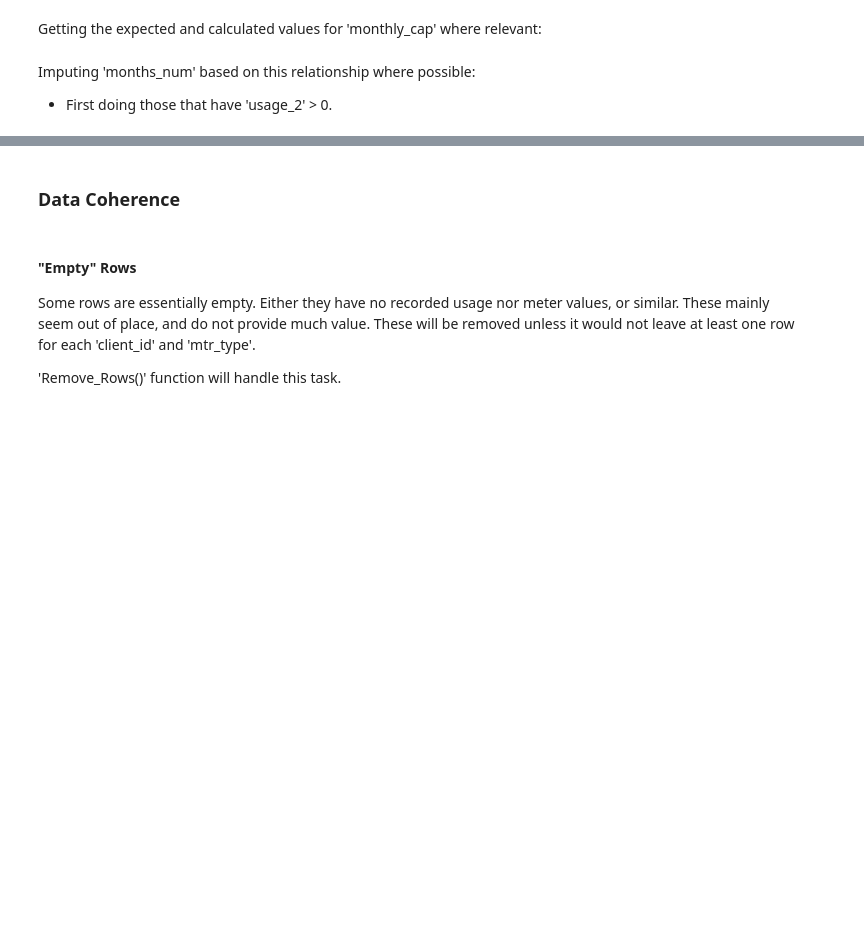
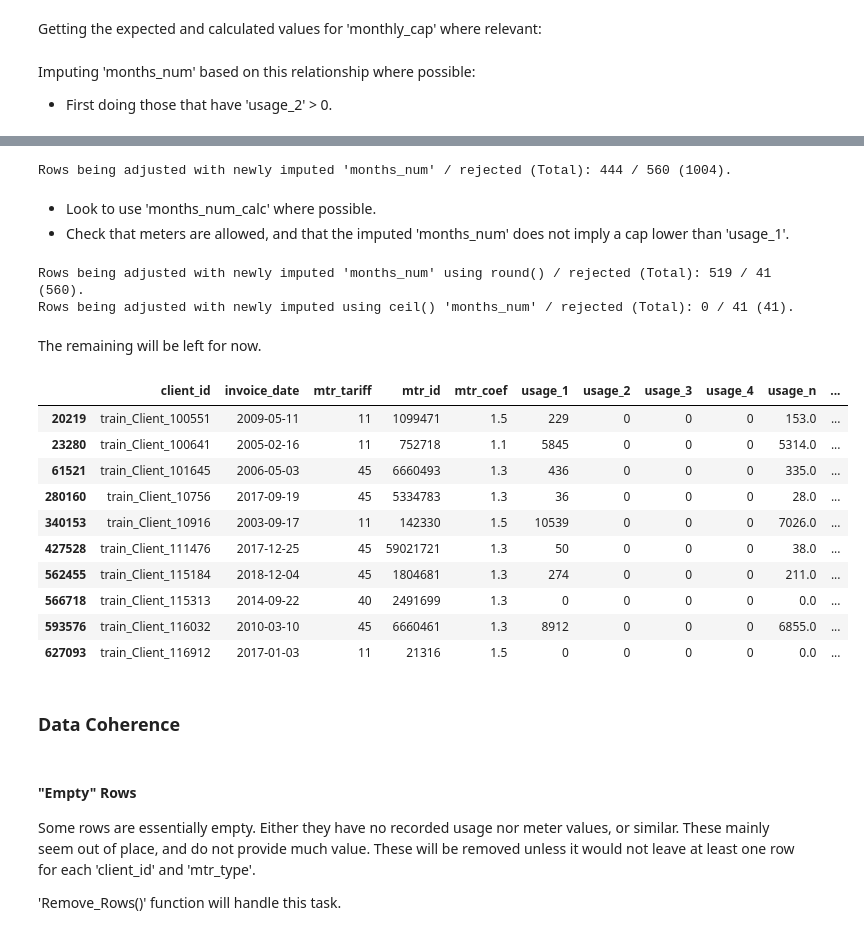
Before and after one commit to insatiablycivil/Fraud_Detection_Energy_Consumption, a Jupyter notebook: Data_Preparation.ipynb, the cells around one changed output, grey strips where cells are left out. Cells and saved outputs as stored; diff of their text form; code cells hidden in the pictures; blank space fills up the shorter version.

```diff
--- a/Data_Preparation.ipynb
+++ b/Data_Preparation.ipynb
@@ -578,3 +555,75 @@ df_temp
+# %%
+# If invoice_date and invoice_date_prv match, use existing values if there:
+df_temp = df_train.groupby(['client_id', 'invoice_date', 'invoice_date_prv'], observed=True)
+df_train['temp_1'] = df_temp['months_num'].bfill()
+df_train['temp_1'] = df_temp['months_num'].ffill()
+# Check the suggested value would make sense:
+mask = (df_train['mtr_overlap_bkd'] != -1) # Meters align, allowing tolerance
+mask_2 = (df_train['months_num'].isna()) # 'months_num' is missing and need imputing
+mask = (mask & mask_2)
+mask_2 = ((np.floor(df_train['usage_1'].div(df_train['monthly_cap'])) < df_train['temp_1']) | # Min 'months_num' given 'usage_1'
+          (df_train['monthly_cap'].isna())) & df_train['temp_1'].notna()
+print(f"Rows being adjusted with newly imputed \'months_num\' / rejected (Total): {sum(mask&mask_2)} / {sum(df_train['months_num'].isna())-sum(mask&mask_2)} ({sum(df_train['months_num'].isna())}).")
+df_train.loc[(mask & mask_2), 'months_num_adj'] = 1
+df_train.loc[(mask & mask_2), 'months_num'] = df_train.loc[(mask & mask_2), 'temp_1']
+# %% [output]
+Rows being adjusted with newly imputed 'months_num' / rejected (Total): 444 / 560 (1004).
+# %% [markdown]
+* Look to use 'months_num_calc' where possible.
+* Check that meters are allowed, and that the imputed 'months_num' does not imply a cap lower than 'usage_1'.
+# %%
+mask = (df_train['mtr_overlap_bkd'] != -1) # Meters align, allowing tolerance
+mask_2 = (df_train['months_num'].isna()) # 'months_num' is missing and need imputing
+mask = (mask & mask_2)
+df_train['temp_1'] = df_train['months_num']
+df_train['temp_2'] = np.nan
+df_train.loc[mask, 'temp_1'] = np.floor(df_train.loc[mask, 'usage_1'].div(df_train.loc[mask, 'monthly_cap'])) # Min 'months_num' given 'usage_1'
+df_train.loc[mask, 'temp_2'] = df_train.loc[mask, 'months_num_calc'].round(0) * df_train.loc[mask, 'monthly_cap'] # Predicted max 'usage_1'
+mask_2 = (((df_train['temp_1'] < df_train['months_num_calc'].round(0)) & # Actual 'usage_1' must be less
+          (df_train['usage_1'] < df_train['temp_2'])) | # Actual 'usage_1' must be less
+          (df_train['monthly_cap'].isna())) & (df_train['months_num_calc'].notna())  # If no 'monthly_cap', accept the change as nothing to contest it
+df_train.loc[(mask & mask_2), 'temp_1'] = df_train.loc[(mask & mask_2), 'months_num_calc'].round(0)
+print(f"Rows being adjusted with newly imputed \'months_num\' using round() / rejected (Total): {sum(mask&mask_2)} / {sum(df_train['months_num'].isna())-sum(mask&mask_2)} ({sum(df_train['months_num'].isna())}).")
+df_train.loc[(mask & mask_2), 'months_num_adj'] = 1
+df_train.loc[(mask & mask_2), 'months_num'] = df_train.loc[(mask & mask_2), 'temp_1']
+
+# Repeat, trying ceil() in case of rounding issue:
+mask = (df_train['mtr_overlap_bkd'] != -1) # Meters align, allowing tolerance
+mask_2 = (df_train['months_num'].isna()) # 'months_num' is missing and need imputing
+mask = (mask & mask_2)
+df_train['temp_1'] = df_train['months_num']
+df_train['temp_2'] = np.nan
+df_train.loc[mask, 'temp_2'] = np.ceil(df_train.loc[mask, 'months_num_calc']) * df_train.loc[mask, 'monthly_cap'] # Predicted max 'usage_1'
+mask_2 = (((df_train['temp_1'] < np.ceil(df_train['months_num_calc'])) & # Actual 'usage_1' must be less
+          (df_train['usage_1'] < df_train['temp_2'])) | # Actual 'usage_1' must be less
+          (df_train['monthly_cap'].isna())) & (df_train['months_num_calc'].notna()) # If no 'monthly_cap', accept the change as nothing to contest it
+df_train.loc[(mask & mask_2), 'temp_1'] = np.ceil(df_train.loc[(mask & mask_2), 'months_num_calc'])
+print(f"Rows being adjusted with newly imputed using ceil() \'months_num\' / rejected (Total): {sum(mask&mask_2)} / {sum(df_train['months_num'].isna())-sum(mask&mask_2)} ({sum(df_train['months_num'].isna())}).")
+df_train.loc[(mask & mask_2), 'months_num_adj'] = 1
+df_train.loc[(mask & mask_2), 'months_num'] = df_train.loc[(mask & mask_2), 'temp_1']
+# %% [output]
+Rows being adjusted with newly imputed 'months_num' using round() / rejected (Total): 519 / 41 (560).
+Rows being adjusted with newly imputed using ceil() 'months_num' / rejected (Total): 0 / 41 (41).
+# %% [markdown]
+The remaining will be left for now.
+# %%
+mask = (df_train['months_num'].isna())
+df_train.loc[mask, 'months_num_adj'] = -1 # Could not find a suitable value to adjust yet
+df_temp = df_train[mask]
+col_names = ['client_id', 'invoice_date', 'mtr_tariff', 'mtr_id', 'mtr_coef', 'usage_1', 'usage_2', 'usage_3', 'usage_4', 'usage_n', 'mtr_val_old', 'mtr_val_new', 'months_num', 'months_num_calc', 'monthly_cap', 'monthly_cap_calc']
+df_temp[col_names].head(10)
+# %% [output]
+|  | client_id | invoice_date | mtr_tariff | mtr_id | mtr_coef | usage_1 | usage_2 | usage_3 | usage_4 | usage_n | ... |
+| 20219 | train_Client_100551 | 2009-05-11 | 11 | 1099471 | 1.5 | 229 | 0 | 0 | 0 | 153.0 | ... |
+| 23280 | train_Client_100641 | 2005-02-16 | 11 | 752718 | 1.1 | 5845 | 0 | 0 | 0 | 5314.0 | ... |
+| 61521 | train_Client_101645 | 2006-05-03 | 45 | 6660493 | 1.3 | 436 | 0 | 0 | 0 | 335.0 | ... |
+| 280160 | train_Client_10756 | 2017-09-19 | 45 | 5334783 | 1.3 | 36 | 0 | 0 | 0 | 28.0 | ... |
+| 340153 | train_Client_10916 | 2003-09-17 | 11 | 142330 | 1.5 | 10539 | 0 | 0 | 0 | 7026.0 | ... |
+| 427528 | train_Client_111476 | 2017-12-25 | 45 | 59021721 | 1.3 | 50 | 0 | 0 | 0 | 38.0 | ... |
+| 562455 | train_Client_115184 | 2018-12-04 | 45 | 1804681 | 1.3 | 274 | 0 | 0 | 0 | 211.0 | ... |
+| 566718 | train_Client_115313 | 2014-09-22 | 40 | 2491699 | 1.3 | 0 | 0 | 0 | 0 | 0.0 | ... |
+| 593576 | train_Client_116032 | 2010-03-10 | 45 | 6660461 | 1.3 | 8912 | 0 | 0 | 0 | 6855.0 | ... |
+| 627093 | train_Client_116912 | 2017-01-03 | 11 | 21316 | 1.5 | 0 | 0 | 0 | 0 | 0.0 | ... |
 # %% [markdown]
 ### Data Coherence
 # %% [markdown]
```
Also changed, not shown: parts of 80 cells of this notebook.
